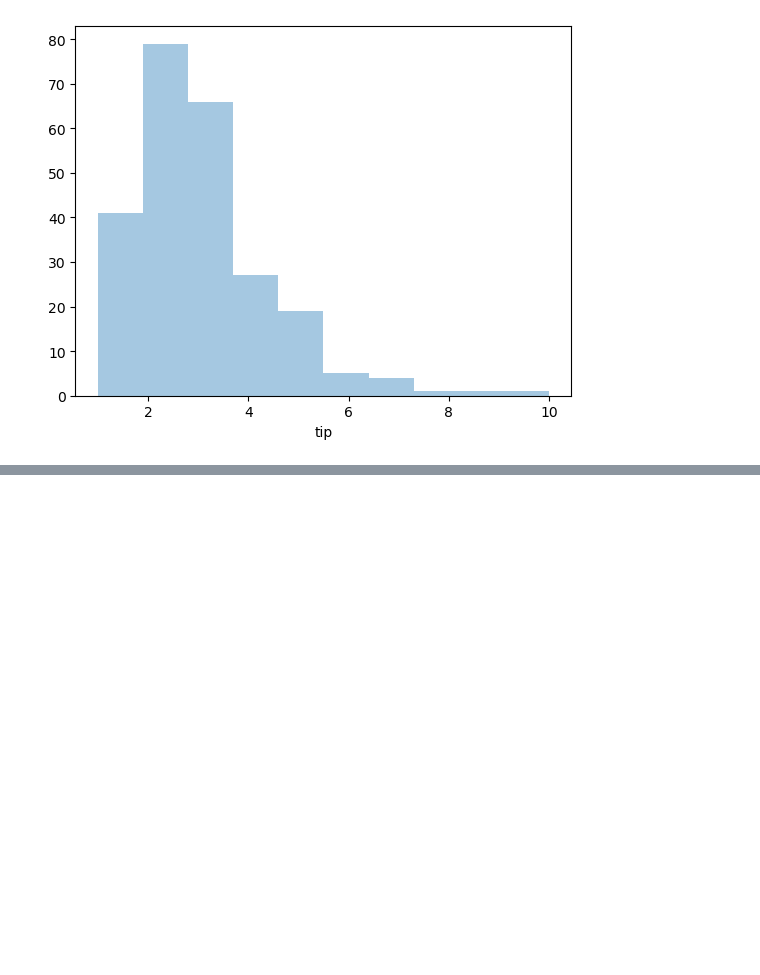
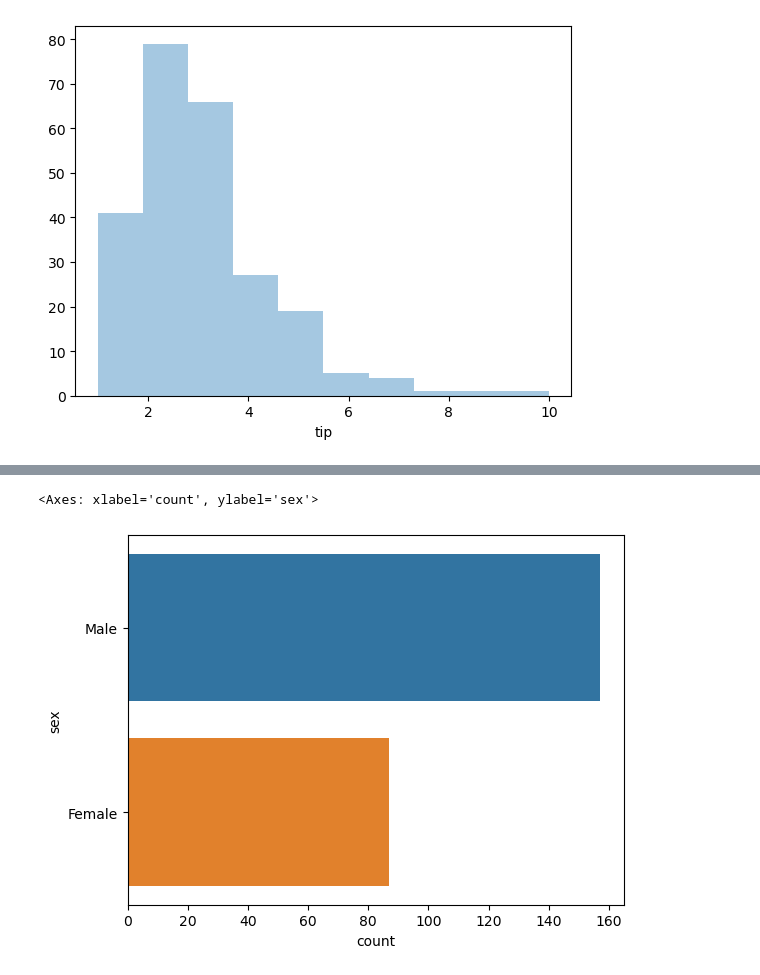
Before and after one commit to Engg-Abhinav/Python-Libraries, a Jupyter notebook: Python_Tutorial_5.ipynb, the cells around one changed output, grey strips where cells are left out. Cells and saved outputs as stored; diff of their text form; code cells hidden in the pictures; blank space fills up the shorter version.

```diff
--- a/Python_Tutorial_5.ipynb
+++ b/Python_Tutorial_5.ipynb
@@ -154,0 +155,5 @@ sns.countplot(x=df['sex'])
+# %%
+sns.countplot(y=df['sex'])
+# %% [output]
+<Axes: xlabel='count', ylabel='sex'>
+[figure, added]
```
Also changed, not shown: parts of 16 cells of this notebook.
